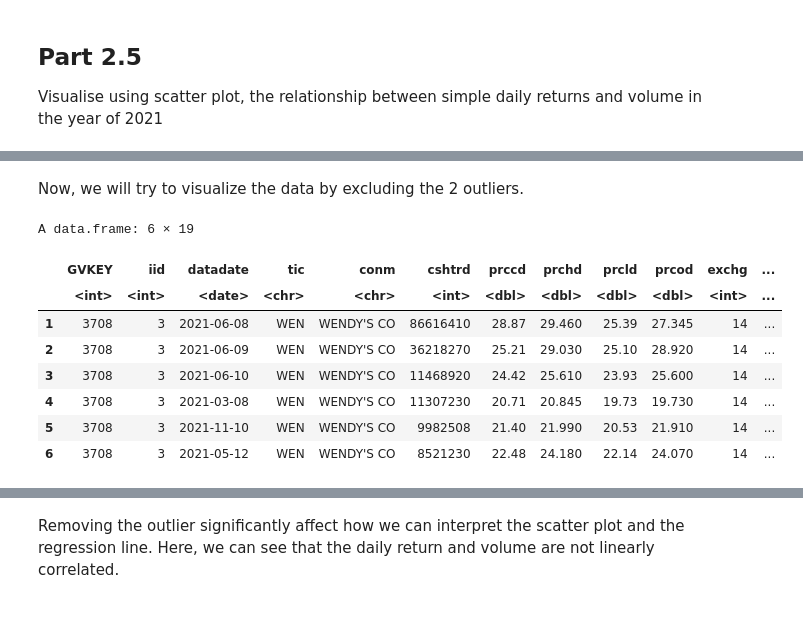
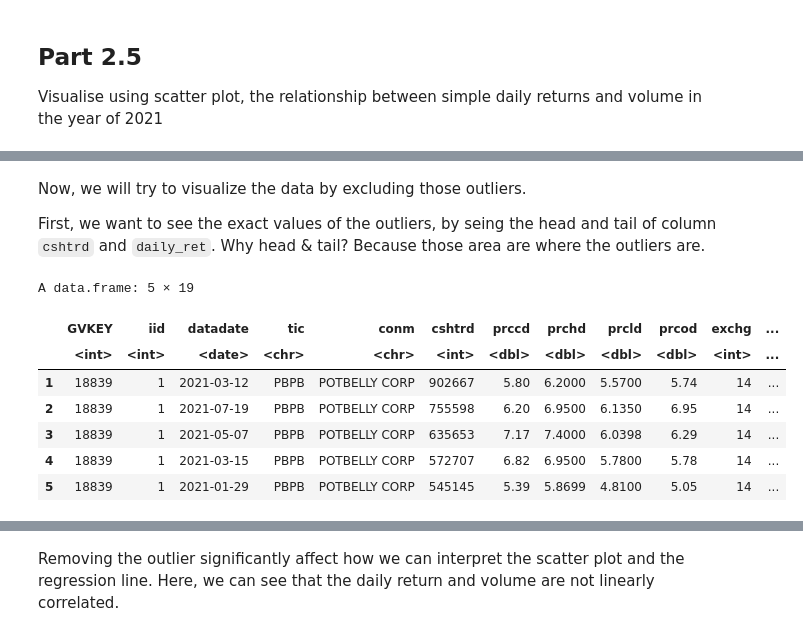
Before and after one commit to LiamHoogstad/Apps_R_HW1, a Jupyter notebook: MAIN_FILE.ipynb, the cells around one changed output, grey strips where cells are left out. Drawn from its saved outputs; the diff is of its cells as text; code cells hidden in the pictures.

```diff
--- a/MAIN_FILE.ipynb
+++ b/MAIN_FILE.ipynb
@@ -739,14 +741,15 @@ From the above chart, we observed that:
 # %% [markdown]
-Now, we will try to visualize the data by excluding the 2 outliers.
+Now, we will try to visualize the data by excluding those outliers.
+
+First, we want to see the exact values of the outliers, by seing the head and tail of column `cshtrd` and `daily_ret`. Why head & tail? Because those area are where the outliers are.
-# %%
-head(data_wendy_2021 %>% arrange(desc(cshtrd)))
-# %% [output]
-A data.frame: 6 × 19
-|  | GVKEY | iid | datadate | tic | conm | cshtrd | prccd | prchd | prcld | prcod | exchg | ... |
-|  | <int> | <int> | <date> | <chr> | <chr> | <int> | <dbl> | <dbl> | <dbl> | <dbl> | <int> | ... |
-| 1 | 3708 | 3 | 2021-06-08 | WEN | WENDY'S CO | 86616410 | 28.87 | 29.460 | 25.39 | 27.345 | 14 | ... |
-| 2 | 3708 | 3 | 2021-06-09 | WEN | WENDY'S CO | 36218270 | 25.21 | 29.030 | 25.10 | 28.920 | 14 | ... |
-| 3 | 3708 | 3 | 2021-06-10 | WEN | WENDY'S CO | 11468920 | 24.42 | 25.610 | 23.93 | 25.600 | 14 | ... |
-| 4 | 3708 | 3 | 2021-03-08 | WEN | WENDY'S CO | 11307230 | 20.71 | 20.845 | 19.73 | 19.730 | 14 | ... |
-| 5 | 3708 | 3 | 2021-11-10 | WEN | WENDY'S CO | 9982508 | 21.40 | 21.990 | 20.53 | 21.910 | 14 | ... |
-| 6 | 3708 | 3 | 2021-05-12 | WEN | WENDY'S CO | 8521230 | 22.48 | 24.180 | 22.14 | 24.070 | 14 | ... |
+# %%
+head(data_potbelly_2021 %>% arrange(desc(cshtrd)), 5)
+# %% [output]
+A data.frame: 5 × 19
+|  | GVKEY | iid | datadate | tic | conm | cshtrd | prccd | prchd | prcld | prcod | exchg | ... |
+|  | <int> | <int> | <date> | <chr> | <chr> | <int> | <dbl> | <dbl> | <dbl> | <dbl> | <int> | ... |
+| 1 | 18839 | 1 | 2021-03-12 | PBPB | POTBELLY CORP | 902667 | 5.80 | 6.2000 | 5.5700 | 5.74 | 14 | ... |
+| 2 | 18839 | 1 | 2021-07-19 | PBPB | POTBELLY CORP | 755598 | 6.20 | 6.9500 | 6.1350 | 6.95 | 14 | ... |
+| 3 | 18839 | 1 | 2021-05-07 | PBPB | POTBELLY CORP | 635653 | 7.17 | 7.4000 | 6.0398 | 6.29 | 14 | ... |
+| 4 | 18839 | 1 | 2021-03-15 | PBPB | POTBELLY CORP | 572707 | 6.82 | 6.9500 | 5.7800 | 5.78 | 14 | ... |
+| 5 | 18839 | 1 | 2021-01-29 | PBPB | POTBELLY CORP | 545145 | 5.39 | 5.8699 | 4.8100 | 5.05 | 14 | ... |
```
Also changed, not shown: parts of 9 cells of this notebook.
